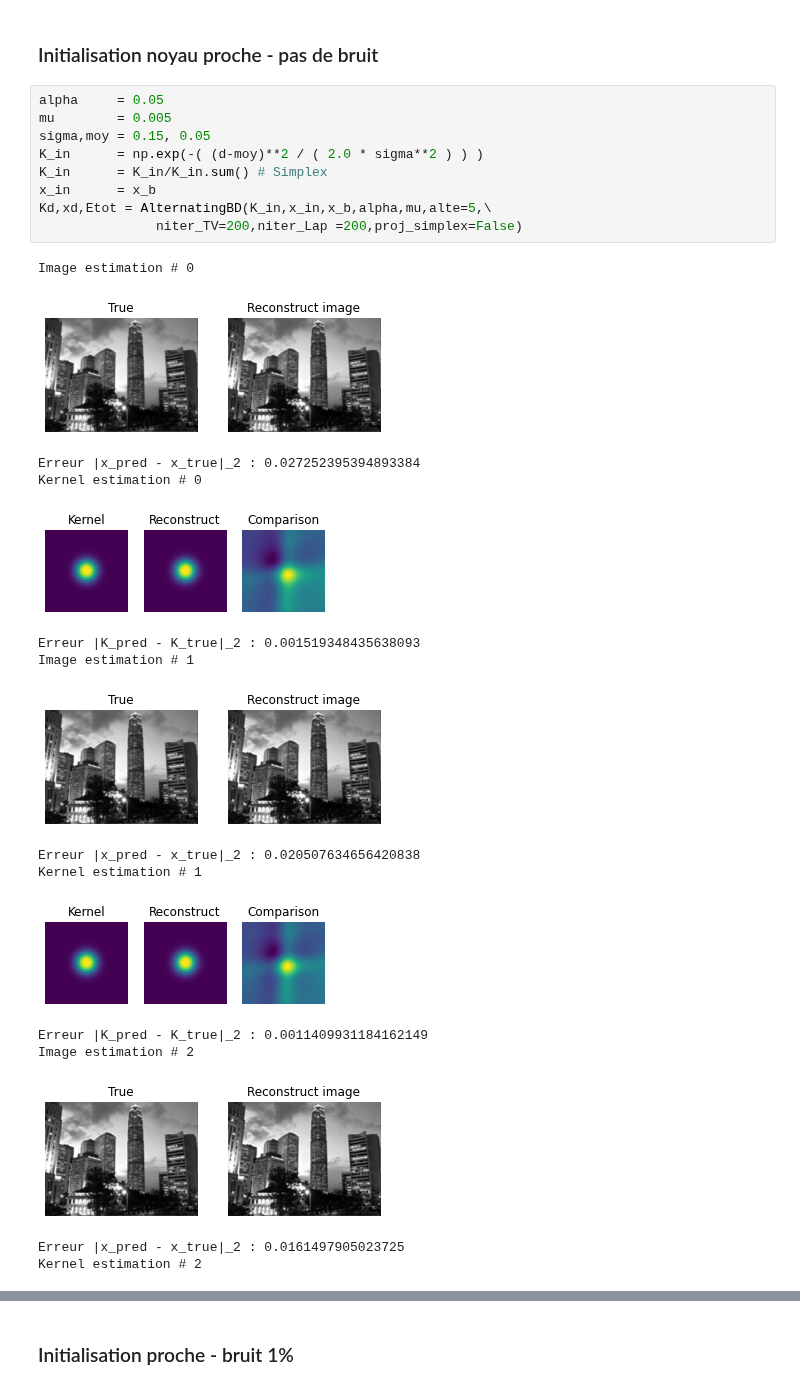
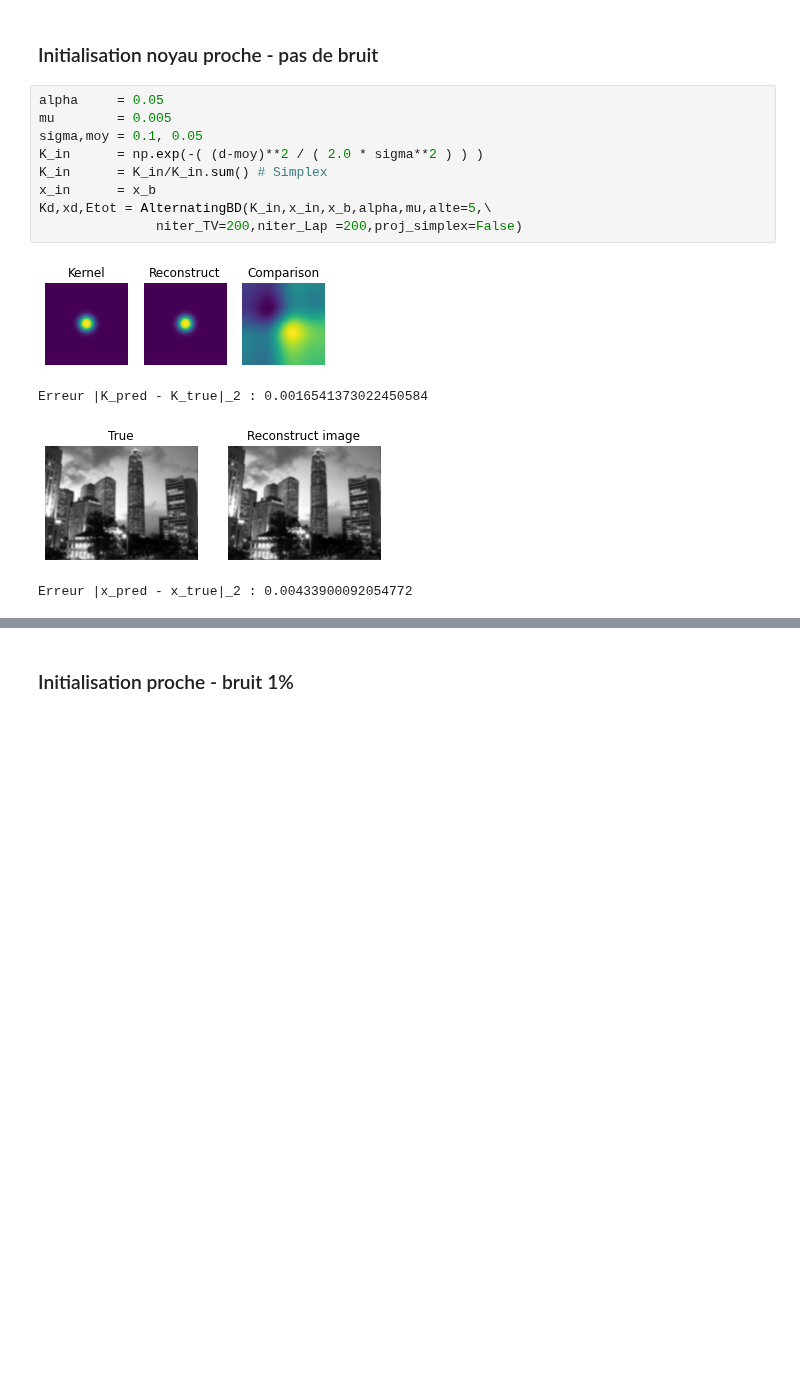
Before and after one commit to ceciledellavalle/BlindDeconvolution, a Jupyter notebook: Alternée.ipynb, the cells around one changed output, grey strips where cells are left out. Saved outputs shown, nothing was run; the diff lists cells and outputs as text; blank space fills up the shorter version.

```diff
--- a/Alternée.ipynb
+++ b/Alternée.ipynb
@@ -88,26 +80,14 @@ Text(0.5, 1.0, 'Initialisation juste, bruit 0.01')
 # %%
 alpha     = 0.05
 mu        = 0.005
-sigma,moy = 0.15, 0.05
+sigma,moy = 0.1, 0.05
 K_in      = np.exp(-( (d-moy)**2 / ( 2.0 * sigma**2 ) ) )
 K_in      = K_in/K_in.sum() # Simplex
 x_in      = x_b
 Kd,xd,Etot = AlternatingBD(K_in,x_in,x_b,alpha,mu,alte=5,\
                niter_TV=200,niter_Lap =200,proj_simplex=False)
 # %% [output]
+[figure, new version]
-Image estimation # 0
+Erreur |K_pred - K_true|_2 : 0.0016541373022450584
-[figure, old version]
+[figure, new version]
-Erreur |x_pred - x_true|_2 : 0.027252395394893384
-Kernel estimation # 0
+Erreur |x_pred - x_true|_2 : 0.00433900092054772
-[figure, old version]
-Erreur |K_pred - K_true|_2 : 0.001519348435638093
-Image estimation # 1
-[figure, removed]
-Erreur |x_pred - x_true|_2 : 0.020507634656420838
-Kernel estimation # 1
-[figure, removed]
-Erreur |K_pred - K_true|_2 : 0.0011409931184162149
-Image estimation # 2
-[figure, removed]
-Erreur |x_pred - x_true|_2 : 0.0161497905023725
-Kernel estimation # 2
```
Also changed, not shown: parts of 13 cells of this notebook, 1 other file.
